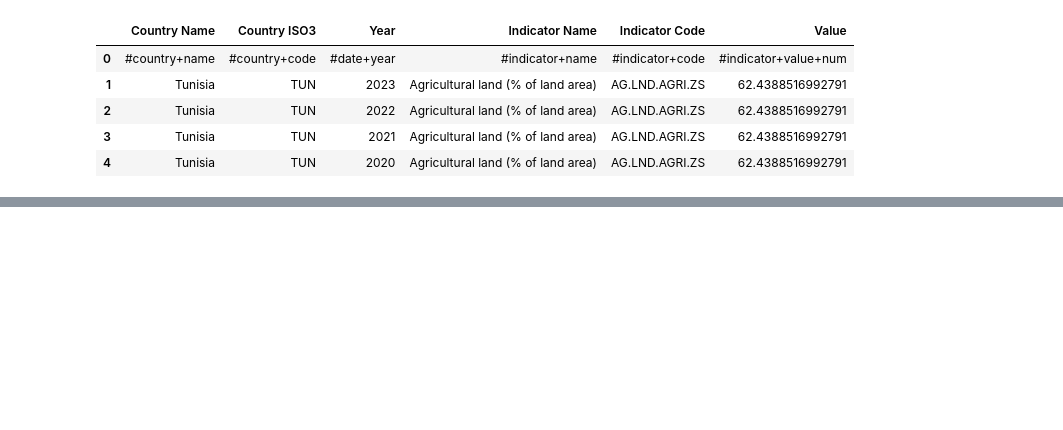
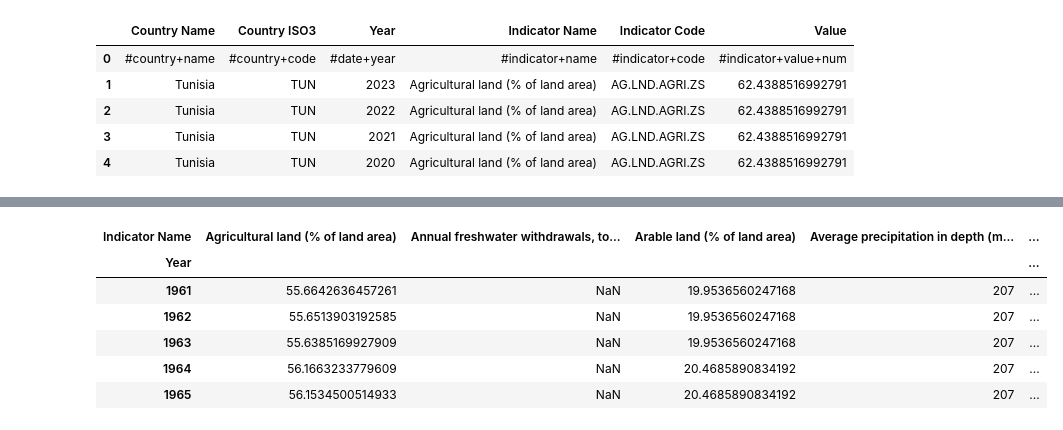
Before and after one commit to FarahR01/tunisia_water_stress, a Jupyter notebook: notebooks/01_data_exploration.ipynb, the cells around one changed output, grey strips where cells are left out. Drawn from its saved outputs; the diff is of its cells as text; code cells hidden in the pictures; blank space fills up the shorter version.

```diff
--- a/notebooks/01_data_exploration.ipynb
+++ b/notebooks/01_data_exploration.ipynb
@@ -24,0 +102,16 @@ df.head()
+# %%
+df_pivot = df_selected.pivot(
+    index="Year",
+    columns="Indicator Name",
+    values="Value"
+)
+
+df_pivot.head()
+# %% [output]
+| Indicator Name | Agricultural land (% of land area) | Annual freshwater withdrawals, to... | Arable land (% of land area) | Average precipitation in depth (m... | ... |
+| Year |  |  |  |  | ... |
+| 1961 | 55.6642636457261 | NaN | 19.9536560247168 | 207 | ... |
+| 1962 | 55.6513903192585 | NaN | 19.9536560247168 | 207 | ... |
+| 1963 | 55.6385169927909 | NaN | 19.9536560247168 | 207 | ... |
+| 1964 | 56.1663233779609 | NaN | 20.4685890834192 | 207 | ... |
+| 1965 | 56.1534500514933 | NaN | 20.4685890834192 | 207 | ... |
```
Also changed, not shown: parts of 10 cells of this notebook, 2 other files.
